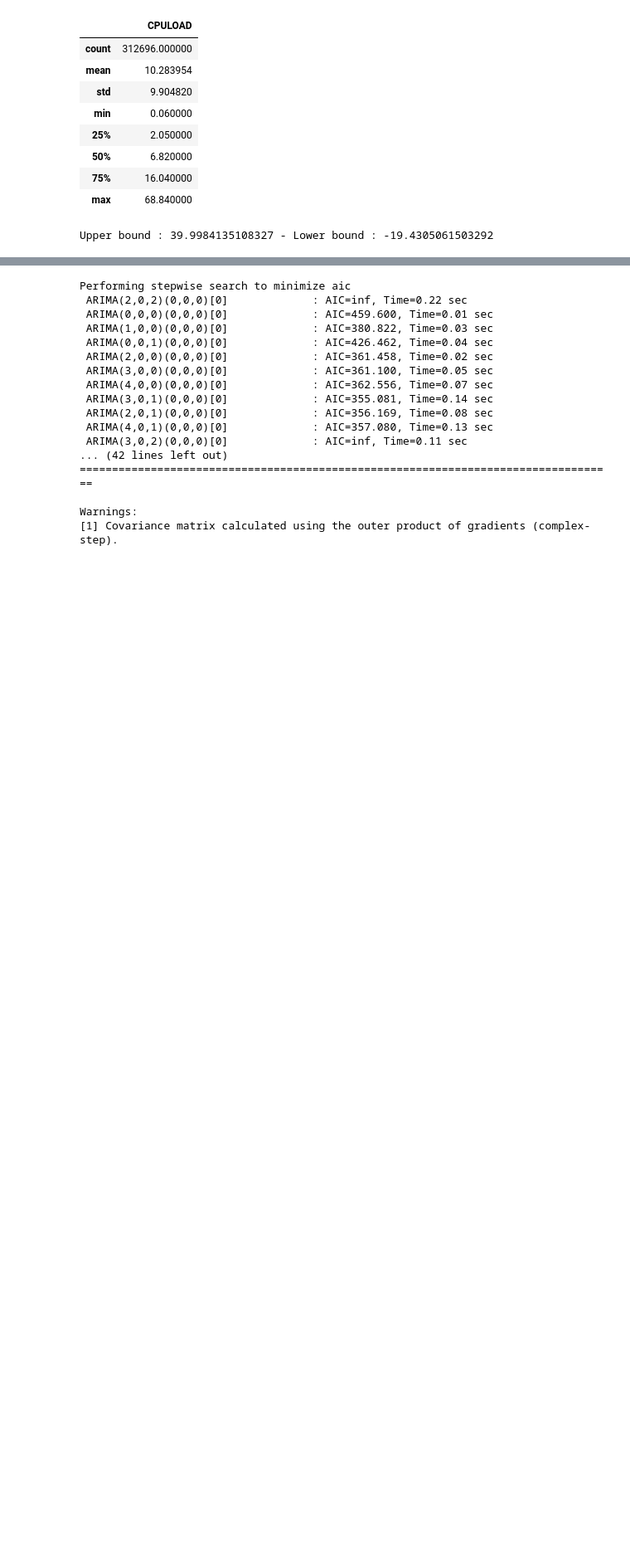
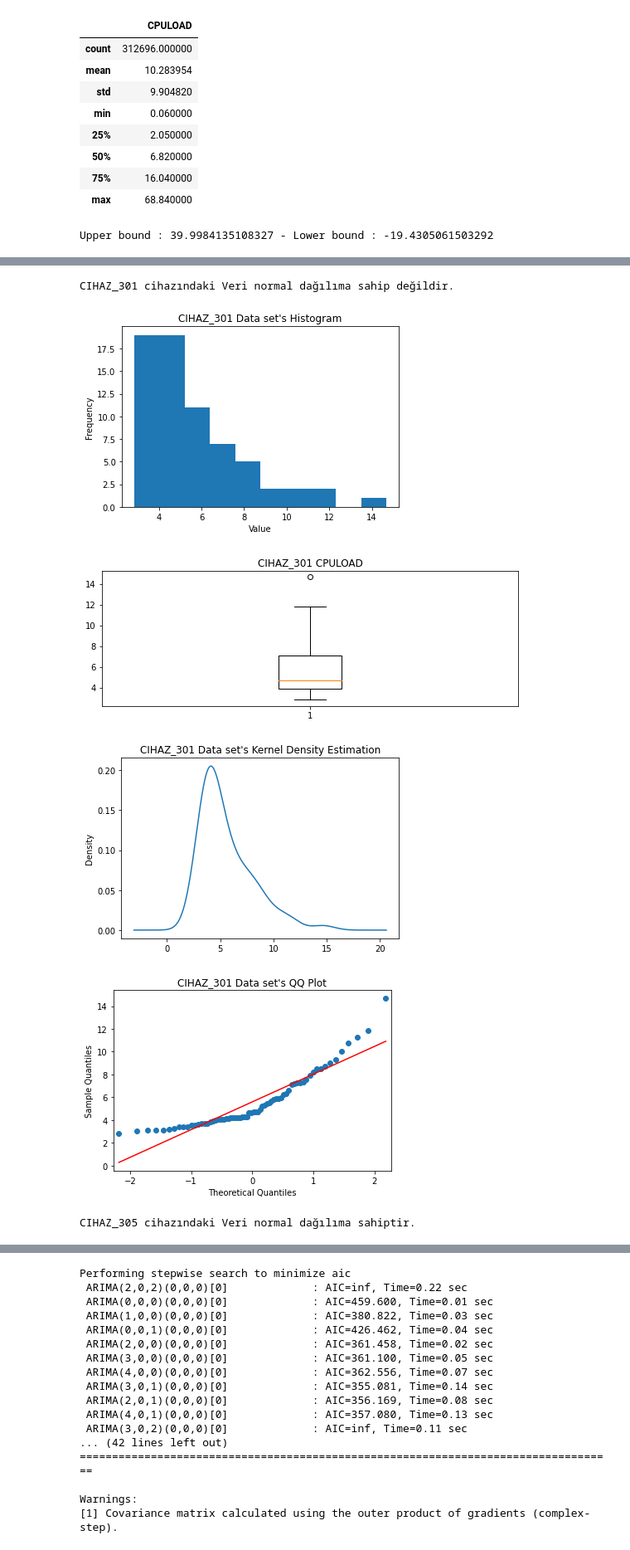
Before and after one commit to necmettinalver/CPULoad-Tahmini-InnovaFuture, a Jupyter notebook: cas1.ipynb, the cells around one changed output, grey strips where cells are left out. Shown at 83% size. Saved outputs shown, nothing was run; the diff lists cells and outputs as text; code cells hidden in the pictures; blank space fills up the shorter version.

Commit message:
scatter plot per hour

```diff
--- a/cas1.ipynb
+++ b/cas1.ipynb
@@ -118 +138,43 @@ CIHAZ_305 cihazındaki Veri normal dağılıma sahip değildir.
 [figure]
+# %%
+#for data within the same hour
+hour = '01:00'
+
+for server in train['SERVER'].unique():
+    subdata = train[(train['SERVER']==server) & (train['CPU']=='CPU-0') &  (train.HOUR==hour)]
+
+    stat, p_value = stats.shapiro(subdata['CPULOAD'])
+
+    if p_value > .05:
+        print(f"{server} cihazındaki Veri normal dağılıma sahiptir.")
+    else:
+        print(f"{server} cihazındaki Veri normal dağılıma sahip değildir.")
+
+    plt.hist(subdata['CPULOAD'], bins=10)
+    plt.xlabel('Value')
+    plt.ylabel('Frequency')
+    plt.title(f'{server} Data set\'s Histogram')
+    plt.show()
+
+    plt.figure(figsize=(9, 3))
+    plt.boxplot(subdata['CPULOAD'])
+    plt.title(f"{server} CPULOAD")
+    plt.show()
+
+    subdata['CPULOAD'].plot.kde()
+    plt.title(f'{server} Data set\'s Kernel Density Estimation')
+    plt.show()
+
+
+    sm.qqplot(subdata['CPULOAD'], line = "s")
+    plt.title(f'{server} Data set\'s QQ Plot')
+    plt.show()
+
+    #Data are uniformly distributed
+# %% [output]
+CIHAZ_301 cihazındaki Veri normal dağılıma sahip değildir.
+[figure, added]
+[figure, added]
+[figure, added]
+[figure, added]
+CIHAZ_305 cihazındaki Veri normal dağılıma sahiptir.
```
Also changed, not shown: parts of 4 cells of this notebook.
